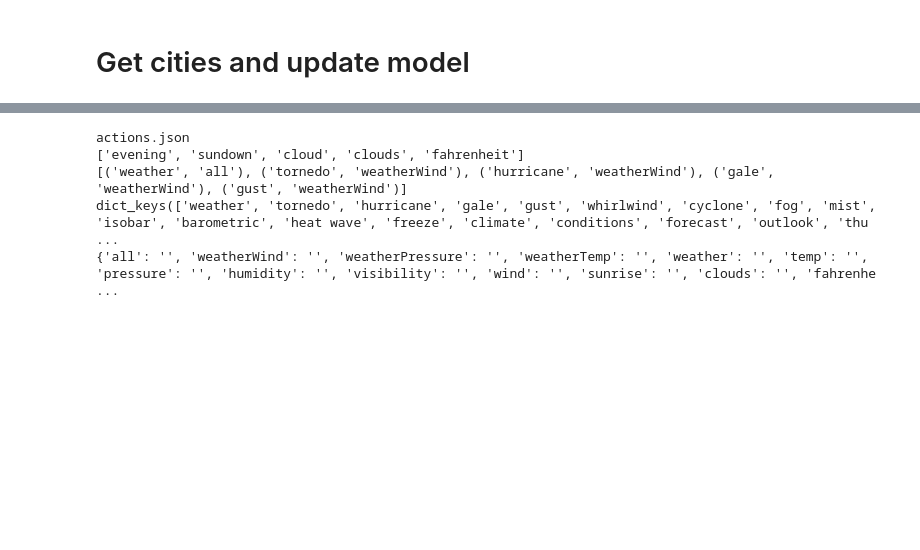
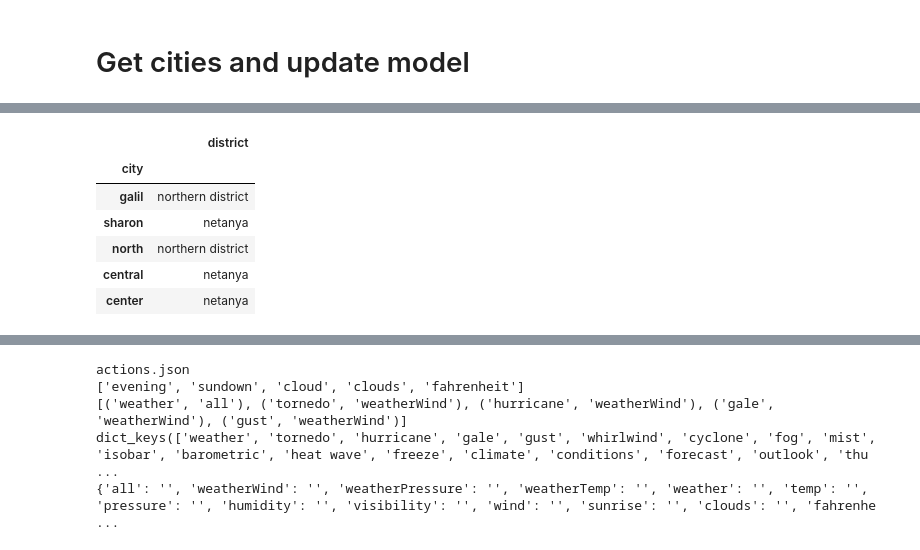
Before and after one commit to drbarak/NLP-FinalProject, a Jupyter notebook: ChatBot.ipynb, the cells around one changed output, grey strips where cells are left out. Saved outputs shown, nothing was run; the diff lists cells and outputs as text; code cells hidden in the pictures; blank space fills up the shorter version.

```diff
--- a/ChatBot.ipynb
+++ b/ChatBot.ipynb
@@ -153,3 +209,17 @@ def get_json(fname, GIT=True):
     return json.loads(resp.text)
   with open(path + fname, encoding="utf8") as f:
     return json.loads(f.read())
+# %%
+def load_cities_il():
+  path_ = path
+  fname = 'cities_IL.csv'
+  if False and GIT:
+    path_ = git_path
+  df = pd.read_csv(path_ + fname, names=['city', 'district']) # the 'district' are recognized by the api
+  df.city = df.city.str.translate(remove_punct_dict)
+  CITIES = df.city.tolist()
+  df = df.set_index('city')
+  return df, CITIES
+cities_il_df, CITIES_IL = load_cities_il()
+cities_il_df.tail()
+# %% [output]
@@ -155,0 +227,7 @@ def get_json(fname, GIT=True):
+|  | district |
+| city |  |
+| galil | northern district |
+| sharon | netanya |
+| north | northern district |
+| central | netanya |
+| center | netanya |
```
Also changed, not shown: parts of 29 cells of this notebook.
